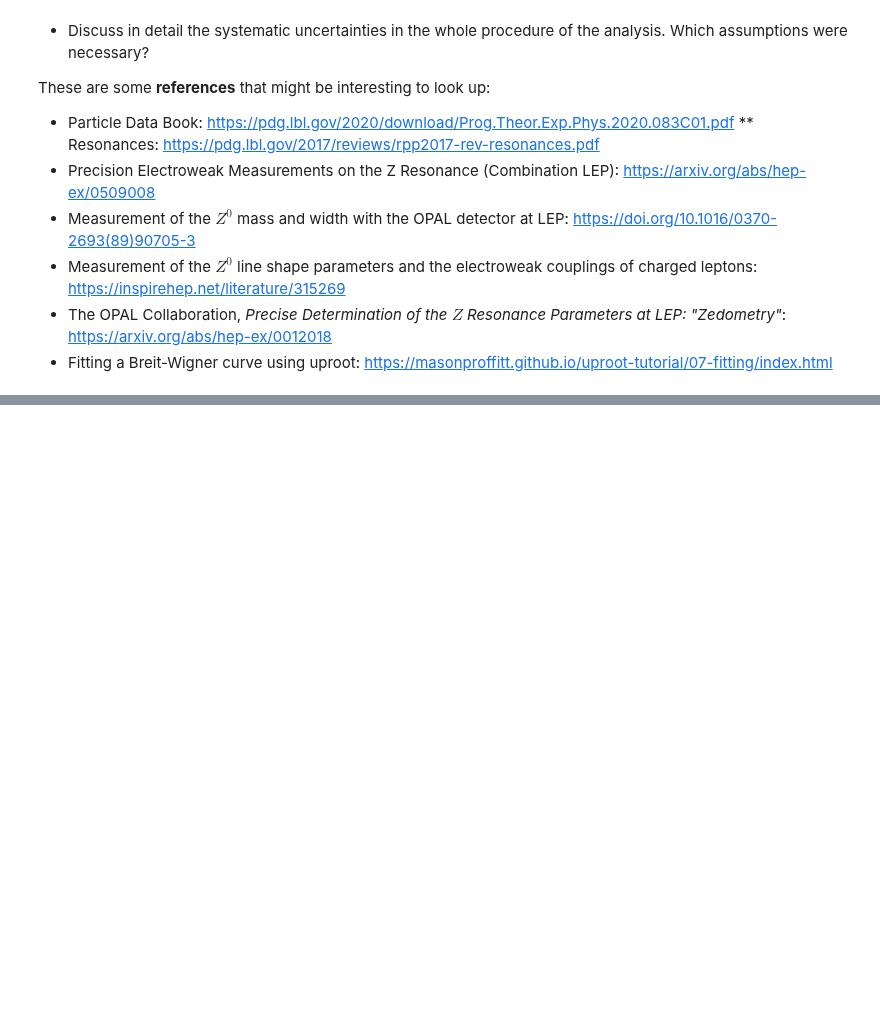
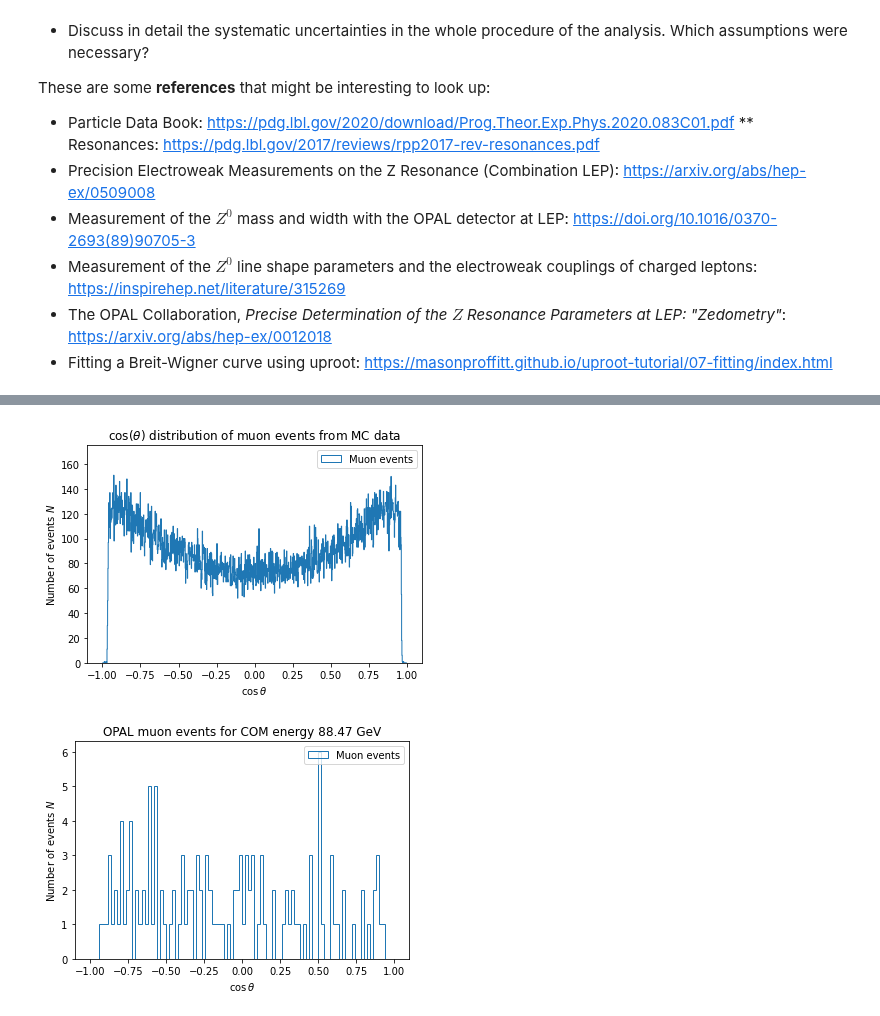
Before and after one commit to josepretel/z0-precisionmeasurement, a Jupyter notebook: 02_z0_detector_statistical_analysis_tu_fs.ipynb, the cells around one changed output, grey strips where cells are left out. Drawn from its saved outputs; the diff is of its cells as text; code cells hidden in the pictures; blank space fills up the shorter version.

```diff
--- a/02_z0_detector_statistical_analysis_tu_fs.ipynb
+++ b/02_z0_detector_statistical_analysis_tu_fs.ipynb
@@ -704,0 +979,80 @@ branching_ratio = inv_eff_matrix @ number_of_events  # Correct the number of eve
+# %%
+# extract cos(theta) values as an array from Monte Carlo data for muon events
+cos_thet_mc = ak.to_numpy(branches_mm['cos_thet'])
+
+# masks_variables = apply_cuts(dic_cuts, dic_data, cos_theta=False)
+cos_thet_all = dic_data['cos_thet']
+cos_thet_opal = cos_thet_all[masks_variables['mm']]
+
+# Create dictionary containing the cos(theta) arrays for muons for all 7 com_energies of detector data
+dic_cos_thet = {}
+
+
+for (i, com_energy) in zip(range(7), com_energies):  # identify which events are in the energy invervals and apply masks
+    energy_mask = dic_data['com_energy'][masks_variables['mm']] == com_energy
+    dic_cos_thet[com_energy] = cos_thet_opal[energy_mask]
+
+bin_content_mc, bin_edges_mc = plot_hist_of_arrays([cos_thet_mc], [1000],
+                                                   ['Muon events'], yrange=(0, 175), xrange=(-1, 1),
+                                                   xlabel=r'$\cos{\theta}$', ylabel = r'Number of events $N$',title=r'$\cos(\theta)$ distribution of muon events from MC data', verbose=True)
+
+# calculate the asymmetry for the MC data (only one energy)
+'''only consider values |cos(theta)|<0.95 according to https://arxiv.org/abs/hep-ex/0012018 (Zedometry", p.26).'''
+forward_mask_mc = cos_thet_mc < 0.95
+forward_mask_mc *= cos_thet_mc > 0
+A_forward_mc = sum(forward_mask_mc)
+
+backward_mask_mc = cos_thet_mc > -0.95
+backward_mask_mc *= cos_thet_mc < 0
+A_backward_mc = sum(backward_mask_mc)
+
+A_fb_mc = (A_forward_mc - A_backward_mc) / (A_forward_mc + A_backward_mc)
+
+# simple Gauss error calculation
+A_forward_error_mc = np.sqrt(A_forward_mc)
+A_backward_error_mc = np.sqrt(A_backward_mc)
+A_fb_mc_error = 2 / ((A_forward_mc + A_backward_mc) ** 2) * np.sqrt(
+    A_forward_mc ** 2 * A_backward_mc + A_backward_mc ** 2 * A_forward_mc)
+
+radiation_corrections = { 'energy' : [ 88.47, 89.46, 90.22, 91.22, 91.97, 92.96, 93.76] ,
+                          'correction' : [0.021512, 0.019262, 0.016713, 0.018293, 0.030286, 0.062196, 0.093850]}
+A_fb_mc_corrected = A_fb_mc + radiation_corrections['correction'][3]
+
+
+# now analoguously calculate the asymmetry for the OPAL data (7 different energies)
+asymmetries_opal = np.zeros(7)
+u_asymmetries_opal = np.zeros(7)
+
+for (i, com_energy_var) in zip(range(7), dic_cos_thet):
+    bin_content_opal, bin_edges_opal = plot_hist_of_arrays([dic_cos_thet[com_energy_var]], [100],
+                                                           ['Muon events'], xrange=(-1, 1),
+                                                           xlabel=r'$\cos{\theta}$',ylabel = r'Number of events $N$',
+                                                           title=r'OPAL muon events for COM energy {} GeV'.format(
+                                                               com_energy_var), verbose=True)
+    forward_mask = dic_cos_thet[com_energy_var] < 0.95
+    forward_mask *= dic_cos_thet[com_energy_var] > 0
+    A_forward = sum(forward_mask)
+
+    backward_mask = dic_cos_thet[com_energy_var] > -0.95
+    backward_mask *= dic_cos_thet[com_energy_var] < 0
+    A_backward = sum(backward_mask)
+
+    A_fb = (A_forward - A_backward) / (A_forward + A_backward)
+
+
+
+    # simple Gauss error calculation
+    A_forward_error = np.sqrt(A_forward)
+    A_backward_error = np.sqrt(A_backward)
+    error_A_fb = 2 / ((A_forward + A_backward) ** 2) * np.sqrt(
+        A_forward ** 2 * A_backward + A_backward ** 2 * A_forward)
+    u_asymmetries_opal[i] = error_A_fb
+    asymmetries_opal[i] = A_fb + radiation_corrections['correction'][i]
+    print(f'Number of forward Events: {A_forward}, Number of backward Events: {A_backward}')
+
+print('OPAL data:')
+print(f'Asymmetries:{asymmetries_opal}')
+print(f'Asymmetries error: {u_asymmetries_opal}')
+# %% [output]
+[figure, added]
+[figure, added]
```
Also changed, not shown: parts of 17 cells of this notebook, 2 other files.
